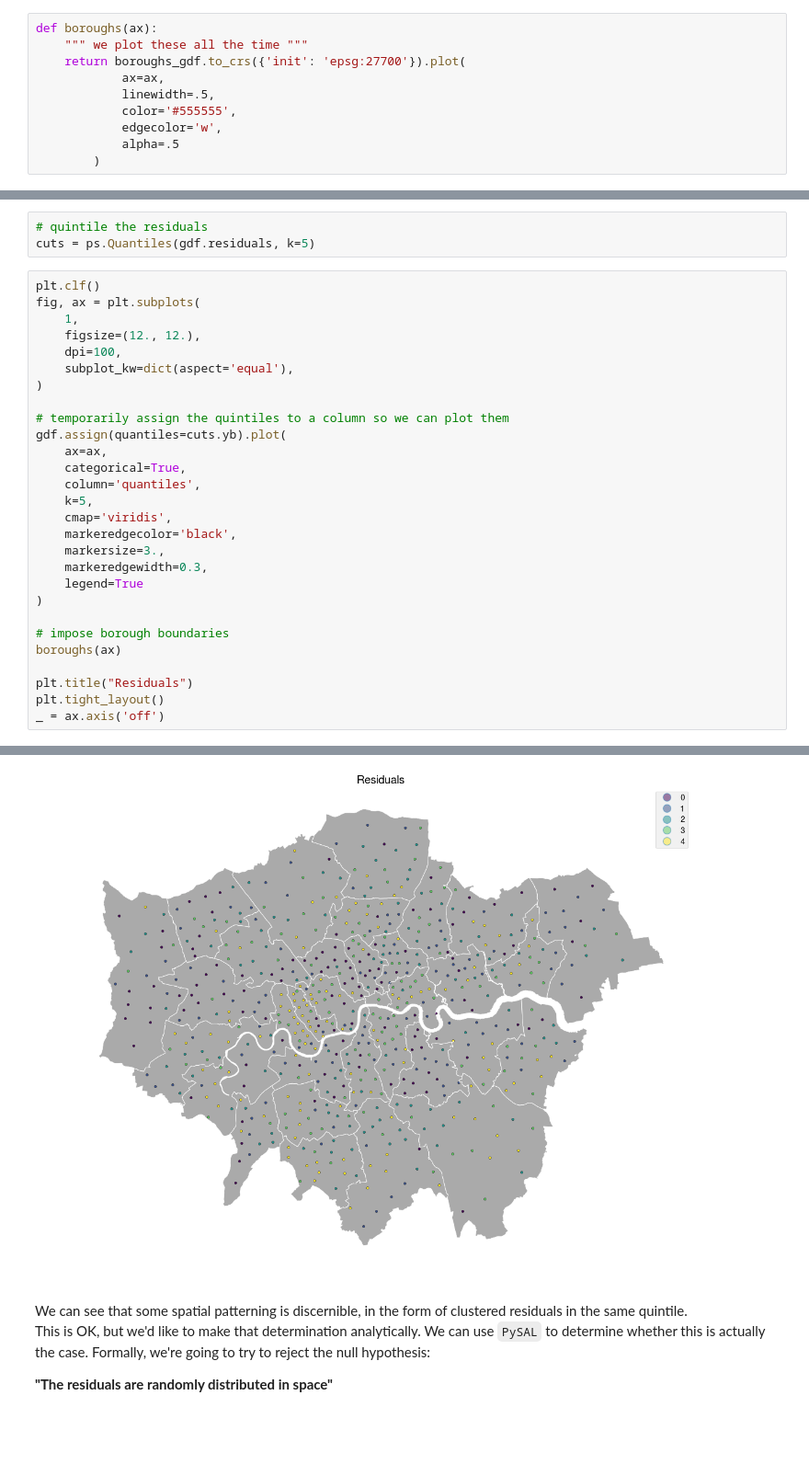
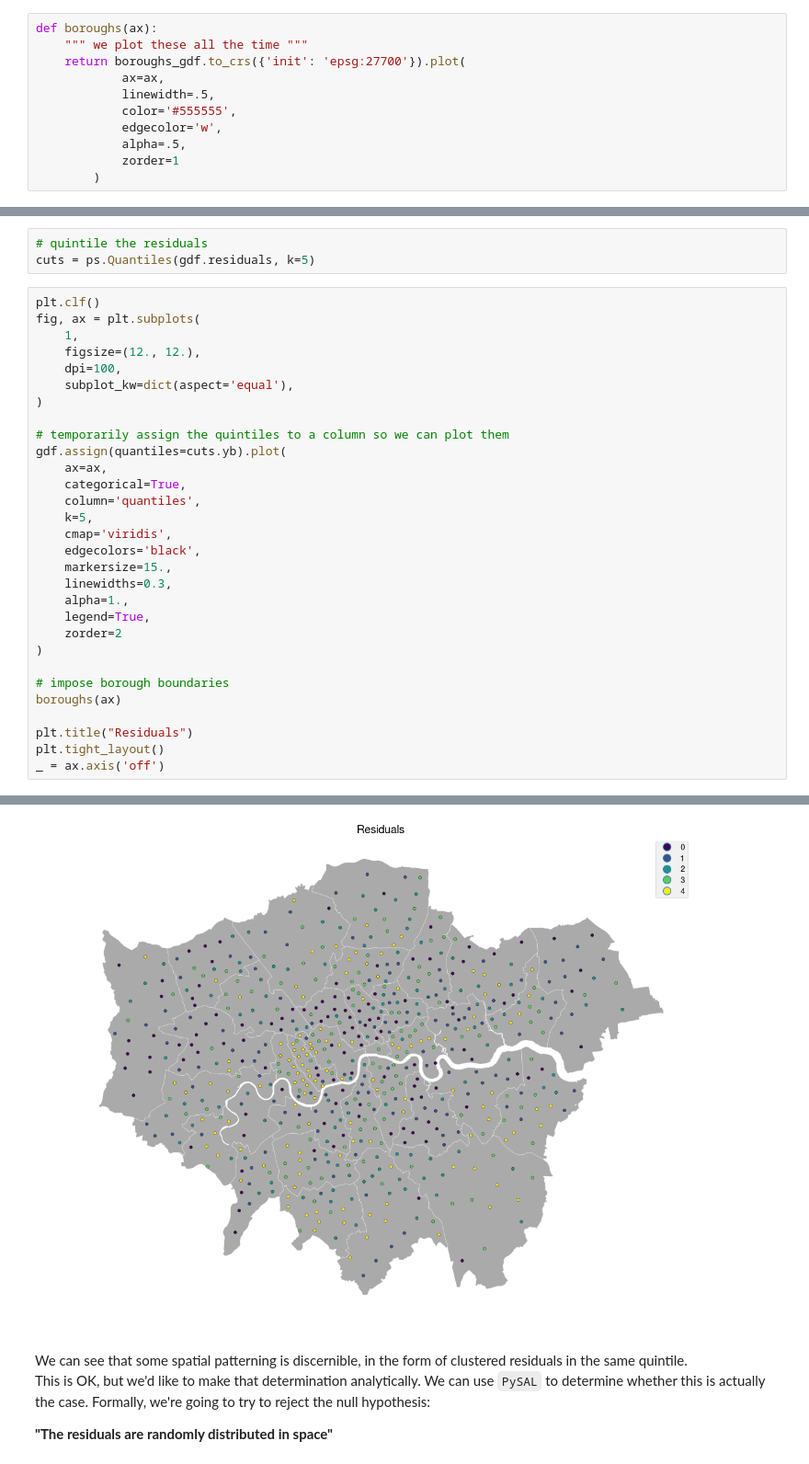
Before and after one commit to urschrei/Geopython, a Jupyter notebook: geographically_weighted_regression.ipynb, the cells around one changed output, grey strips where cells are left out. Shown at 92% size. Drawn from its saved outputs; the diff is of its cells as text; blank space fills up the shorter version.

```diff
--- a/geographically_weighted_regression.ipynb
+++ b/geographically_weighted_regression.ipynb
@@ -78,7 +78,8 @@ def boroughs(ax):
             linewidth=.5,
             color='#555555',
             edgecolor='w',
-            alpha=.5
+            alpha=.5,
+            zorder=1
         )
 # %%
 df = pd.read_csv("data/LondonData.csv")
@@ -175,34 +176,36 @@ cuts = ps.Quantiles(gdf.residuals, k=5)
 # %%
 plt.clf()
 fig, ax = plt.subplots(
     1,
     figsize=(12., 12.),
     dpi=100,
     subplot_kw=dict(aspect='equal'),
 )
 
 # temporarily assign the quintiles to a column so we can plot them
 gdf.assign(quantiles=cuts.yb).plot(
     ax=ax,
     categorical=True,
     column='quantiles',
     k=5,
     cmap='viridis',
-    markeredgecolor='black',
-    markersize=3.,
-    markeredgewidth=0.3,
-    legend=True
+    edgecolors='black',
+    markersize=15.,
+    linewidths=0.3,
+    alpha=1.,
+    legend=True,
+    zorder=2
 )
 
 # impose borough boundaries
 boroughs(ax)
 
 plt.title("Residuals")
 plt.tight_layout()
 _ = ax.axis('off')
 # %% [output]
 <matplotlib.figure.Figure at 0x...>
-[figure, old version]
+[figure, new version]
 # %% [markdown]
 We can see that some spatial patterning is discernible, in the form of clustered residuals in the same quintile.
 This is OK, but we'd like to make that determination analytically. We can use `PySAL` to determine whether this is actually the case. Formally, we're going to try to reject the null hypothesis:
```
Also changed, not shown: parts of 3 cells of this notebook, 1 other file.
